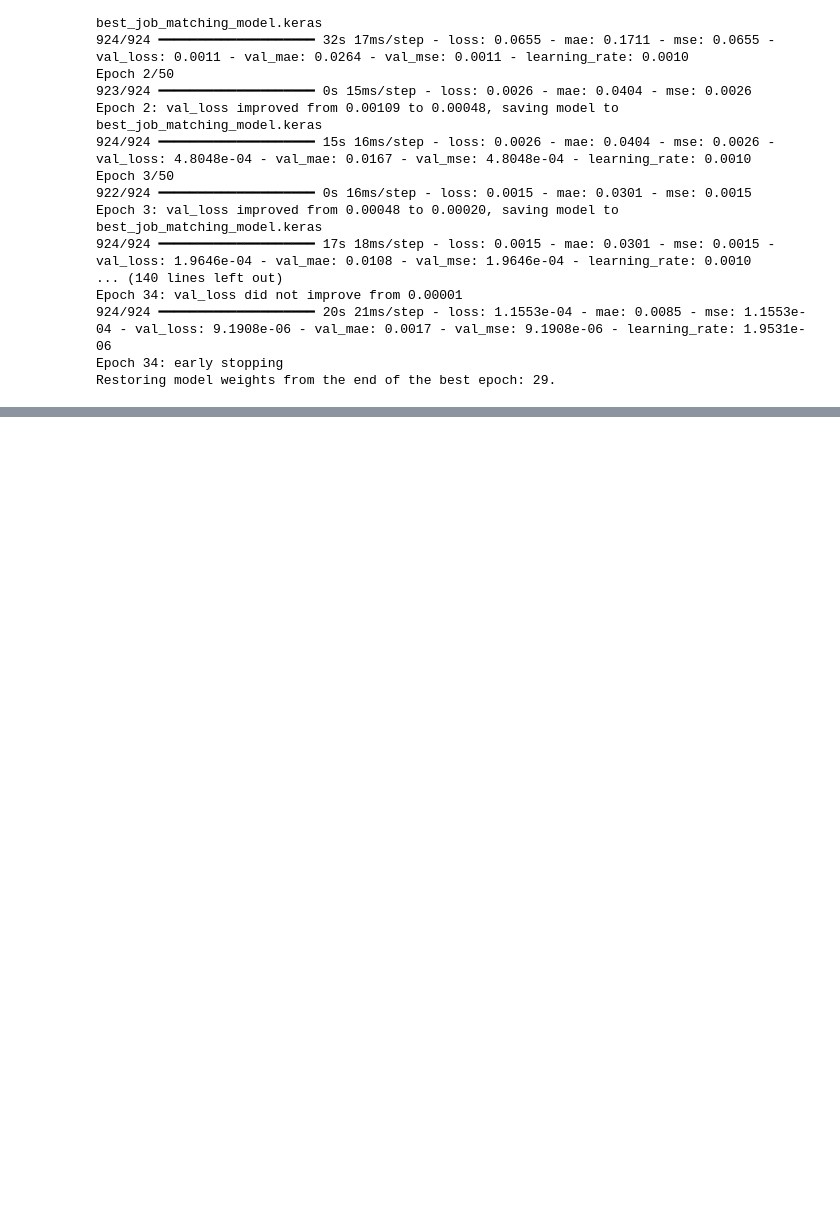
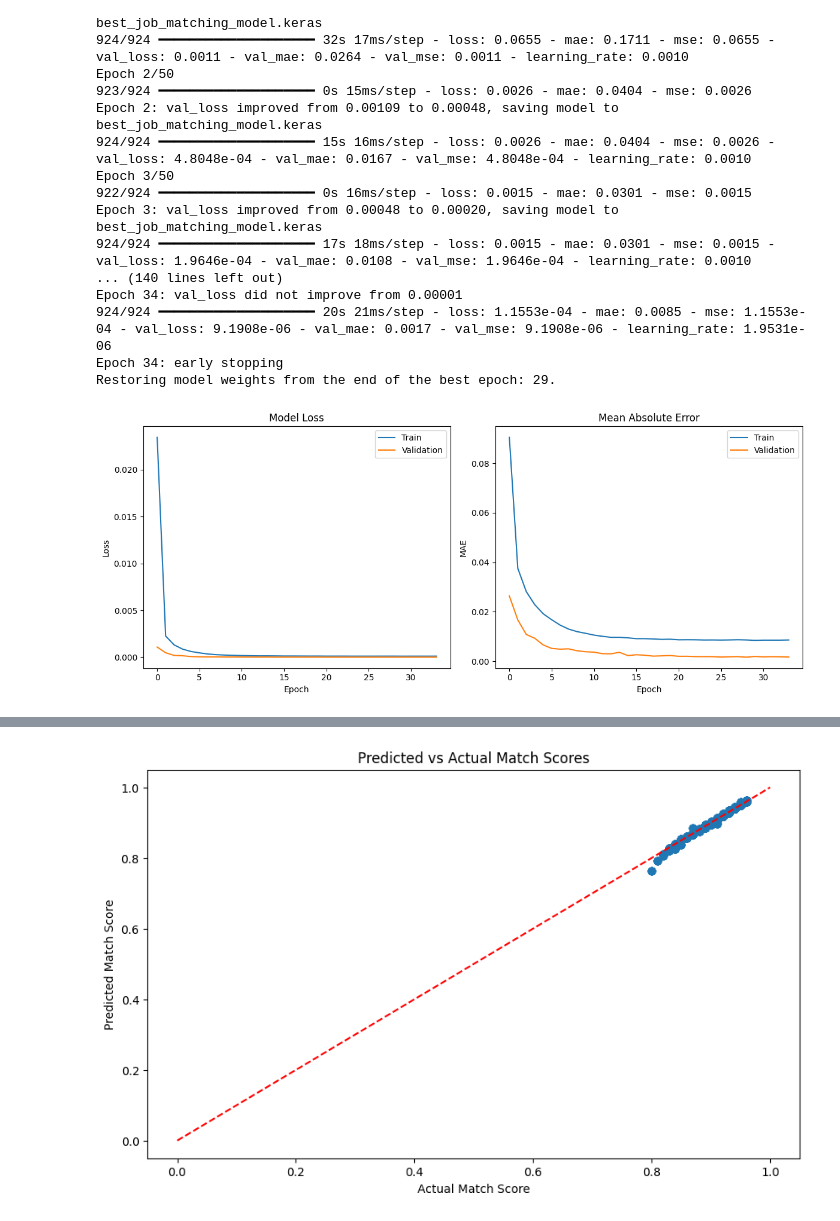
Before and after one commit to AiJared/job_matching_website, a Jupyter notebook: ai/job_matching.ipynb, the cells around one changed output, grey strips where cells are left out. Drawn from its saved outputs; the diff is of its cells as text; code cells hidden in the pictures; blank space fills up the shorter version.

Commit message:
visualizing the training and testing parameters

```diff
--- a/ai/job_matching.ipynb
+++ b/ai/job_matching.ipynb
@@ -310,3 +310,43 @@ Epoch 34: val_loss did not improve from 0.00001
 924/924 ━━━━━━━━━━━━━━━━━━━━ 20s 21ms/step - loss: 1.1553e-04 - mae: 0.0085 - mse: 1.1553e-04 - val_loss: 9.1908e-06 - val_mae: 0.0017 - val_mse: 9.1908e-06 - learning_rate: 1.9531e-06
 Epoch 34: early stopping
 Restoring model weights from the end of the best epoch: 29.
+# %%
+# Evaluate Model Performance
+# Plot training history
+plt.figure(figsize=(12, 5))
+
+plt.subplot(1, 2, 1)
+plt.plot(history.history['loss'])
+plt.plot(history.history['val_loss'])
+plt.title('Model Loss')
+plt.ylabel('Loss')
+plt.xlabel('Epoch')
+plt.legend(['Train', 'Validation'], loc='upper right')
+
+plt.subplot(1, 2, 2)
+plt.plot(history.history['mae'])
+plt.plot(history.history['val_mae'])
+plt.title('Mean Absolute Error')
+plt.ylabel('MAE')
+plt.xlabel('Epoch')
+plt.legend(['Train', 'Validation'], loc='upper right')
+
+plt.tight_layout()
+plt.show()
+
+# Evaluate on test set
+test_results = model.evaluate(X_test, y_test, verbose=1)
+print(f"Test Loss (MSE): {test_results[0]:.4f}")
+print(f"Test MAE: {test_results[1]:.4f}")
+
+# Compare predictions vs actual
+y_pred = model.predict(X_test)
+plt.figure(figsize=(10, 6))
+plt.scatter(y_test, y_pred)
+plt.plot([0, 1], [0, 1], 'r--')
+plt.xlabel('Actual Match Score')
+plt.ylabel('Predicted Match Score')
+plt.title('Predicted vs Actual Match Scores')
+plt.show()
+# %% [output]
+[figure, added]
@@ -312,0 +357 @@ Restoring model weights from the end of the best epoch: 29.
+[figure, added]
```
Also changed, not shown: parts of 2 cells of this notebook.
